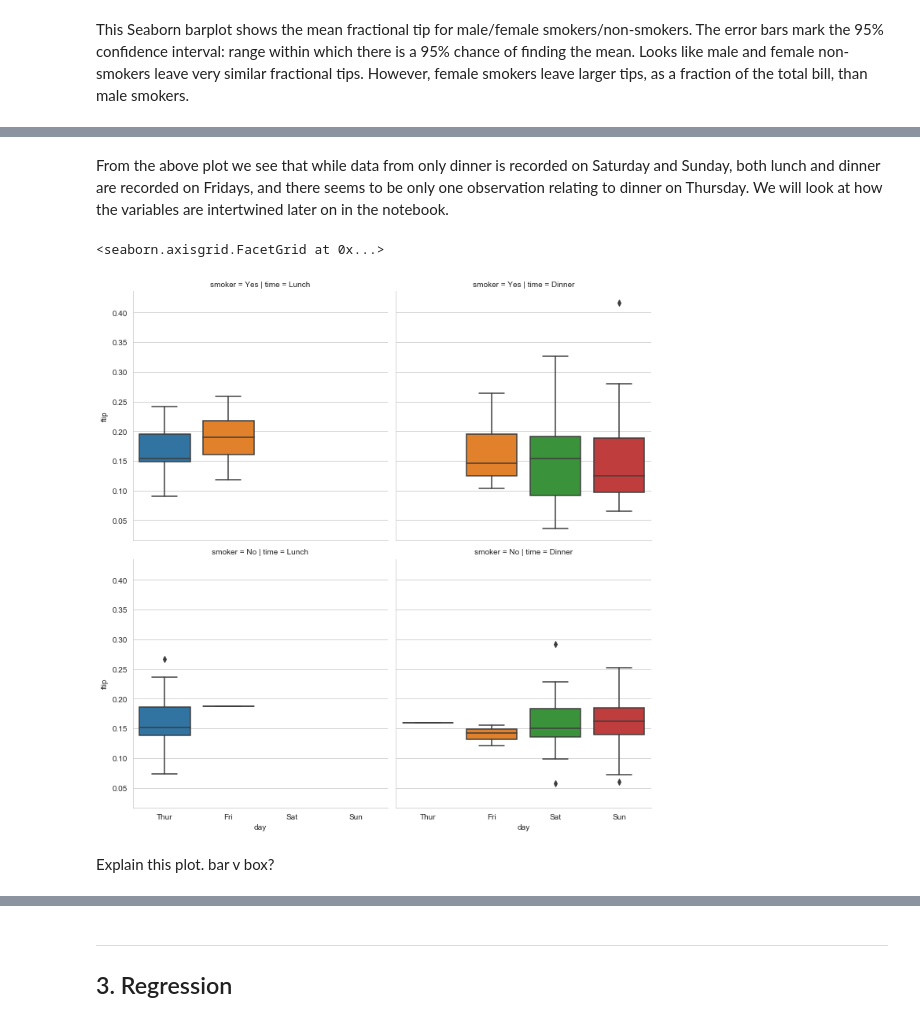
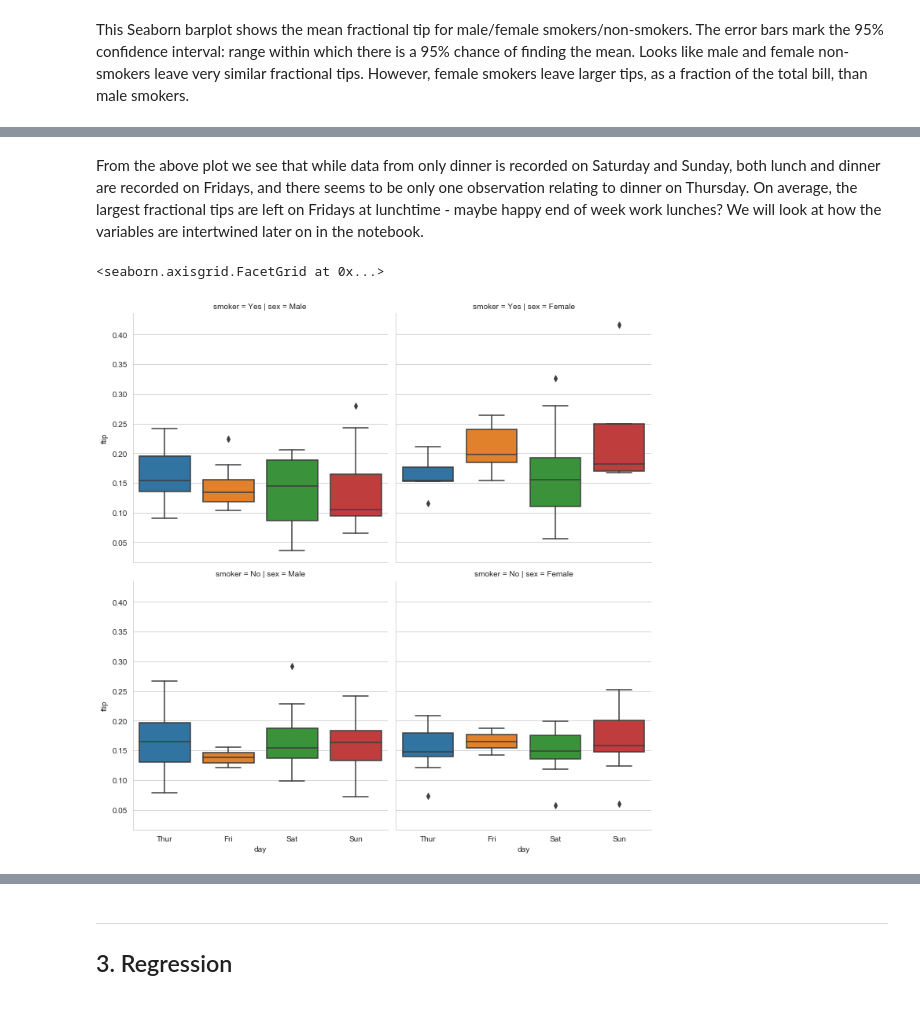
Before and after one commit to elizabethdaly/data-analysis-project, a Jupyter notebook: tips-data-analysis.ipynb, the cells around one changed output, grey strips where cells are left out. Saved outputs shown, nothing was run; the diff lists cells and outputs as text; code cells hidden in the pictures.

Commit message:
Some more plots and explanations

```diff
--- a/tips-data-analysis.ipynb
+++ b/tips-data-analysis.ipynb
@@ -189,10 +192,9 @@ sns.barplot(x="day", y="ftip", hue="time", data=df[df.ftip < 0.6], capsize=.2)
 # %% [markdown]
-From the above plot we see that while data from only dinner is recorded on Saturday and Sunday, both lunch and dinner are recorded on Fridays, and there seems to be only one observation relating to dinner on Thursday. We will look at how the variables are intertwined later on in the notebook.
+From the above plot we see that while data from only dinner is recorded on Saturday and Sunday, both lunch and dinner are recorded on Fridays, and there seems to be only one observation relating to dinner on Thursday. On average, the largest fractional tips are left on Fridays at lunchtime - maybe happy end of week work lunches? We will look at how the variables are intertwined later on in the notebook.
 # %%
-# Try to combine the categorical variables using factorplot.
-sns.factorplot(x='day', y='ftip', row='smoker', col='time', kind='box', data = df[df.ftip < 0.6])
+# Try to combine the categorical variables using catplot.
+# Ignore outlier.
+sns.catplot(x='day', y='ftip', row='smoker', col='sex', kind='box', data = df[df.ftip < 0.6])
 # %% [output]
 <seaborn.axisgrid.FacetGrid at 0x...>
-[figure, old version]
+[figure, new version]
-# %% [markdown]
-Explain this plot. bar v box?
```
Also changed, not shown: parts of 12 cells of this notebook, 1 other file.
